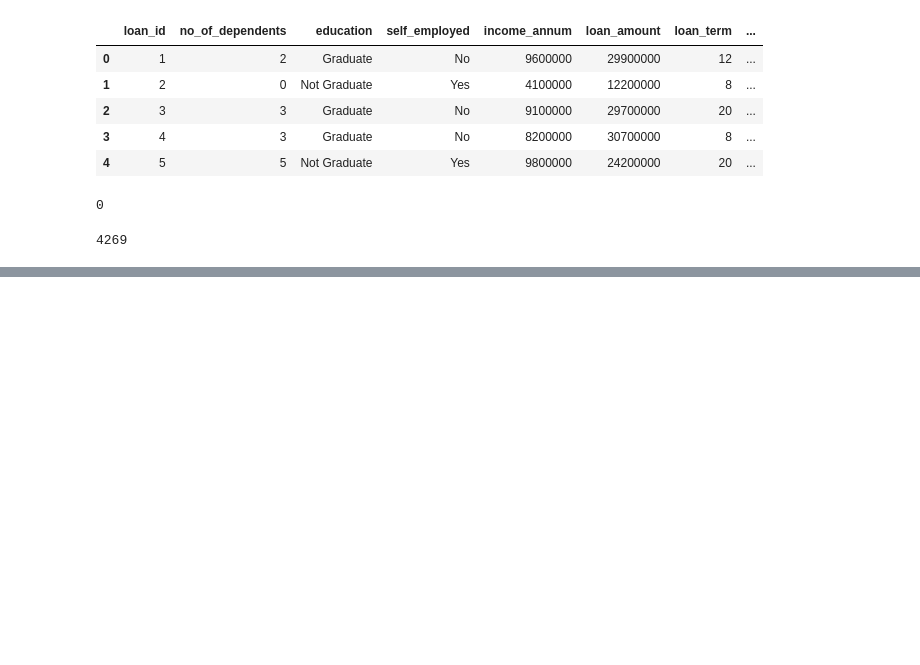
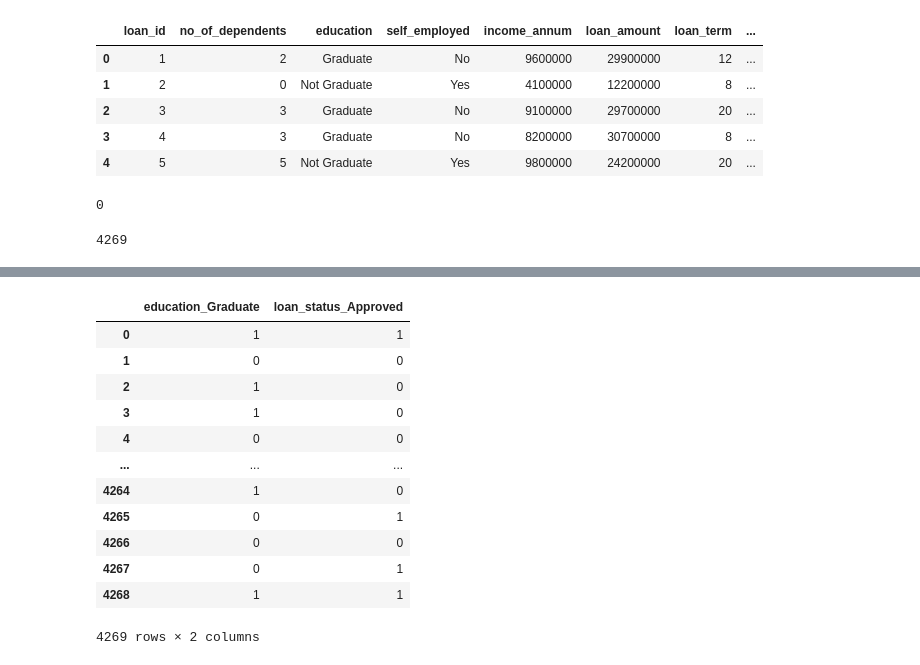
Before and after one commit to j0cinco/loan-applications, a Jupyter notebook: loan_approval.ipynb, the cells around one changed output, grey strips where cells are left out. Saved outputs shown, nothing was run; the diff lists cells and outputs as text; code cells hidden in the pictures; blank space fills up the shorter version.

```diff
--- a/loan_approval.ipynb
+++ b/loan_approval.ipynb
@@ -47,0 +76,18 @@ dtype: object
+# %%
+#Drop the 'education_Not Graduate' and 'loan_status_Rejected' columns
+dummies_df = edu_dummies_df.drop(['education_Not Graduate','loan_status_Rejected'],axis=1)
+dummies_df
+# %% [output]
+|  | education_Graduate | loan_status_Approved |
+| 0 | 1 | 1 |
+| 1 | 0 | 0 |
+| 2 | 1 | 0 |
+| 3 | 1 | 0 |
+| 4 | 0 | 0 |
+| ... | ... | ... |
+| 4264 | 1 | 0 |
+| 4265 | 0 | 1 |
+| 4266 | 0 | 0 |
+| 4267 | 0 | 1 |
+| 4268 | 1 | 1 |
+4269 rows × 2 columns
```
Also changed, not shown: parts of 8 cells of this notebook.
